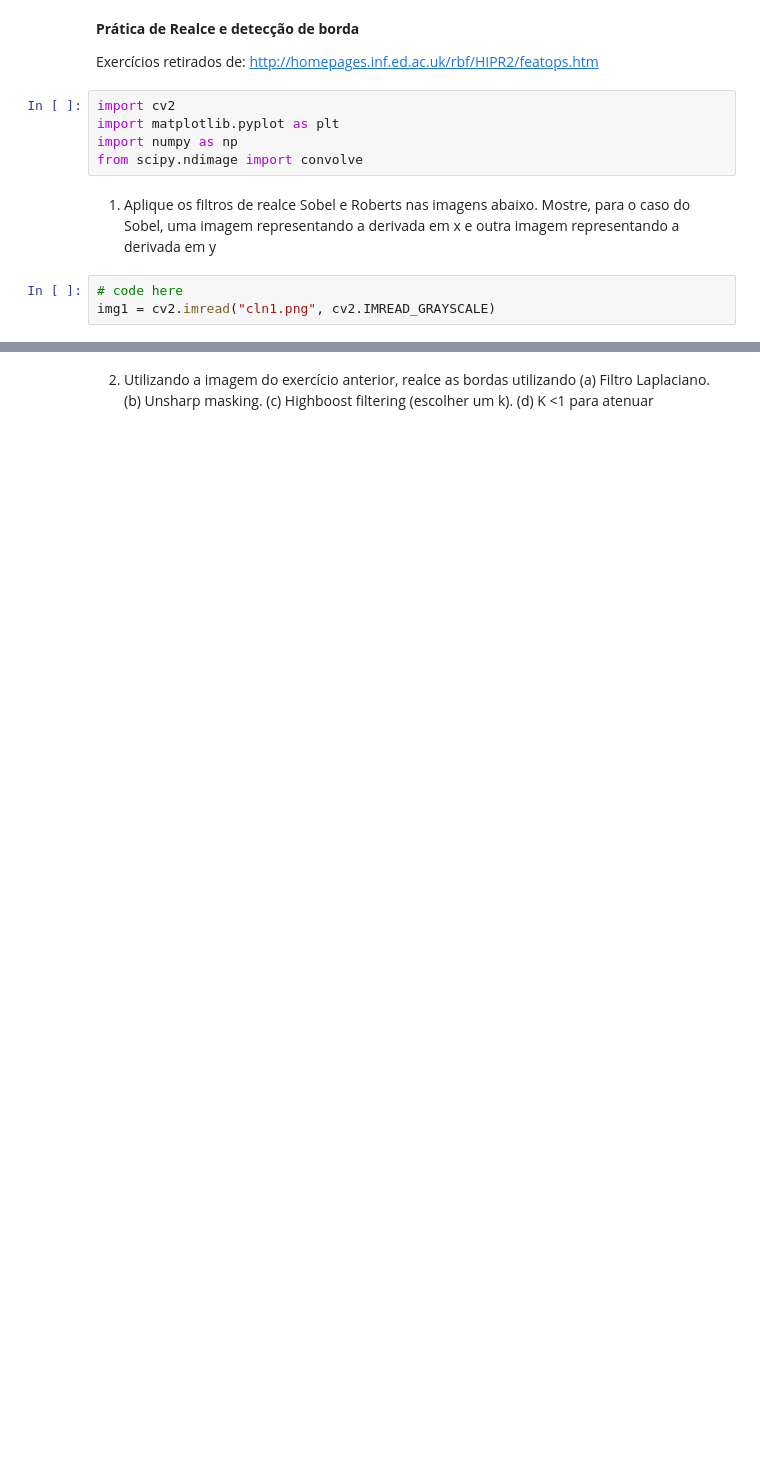
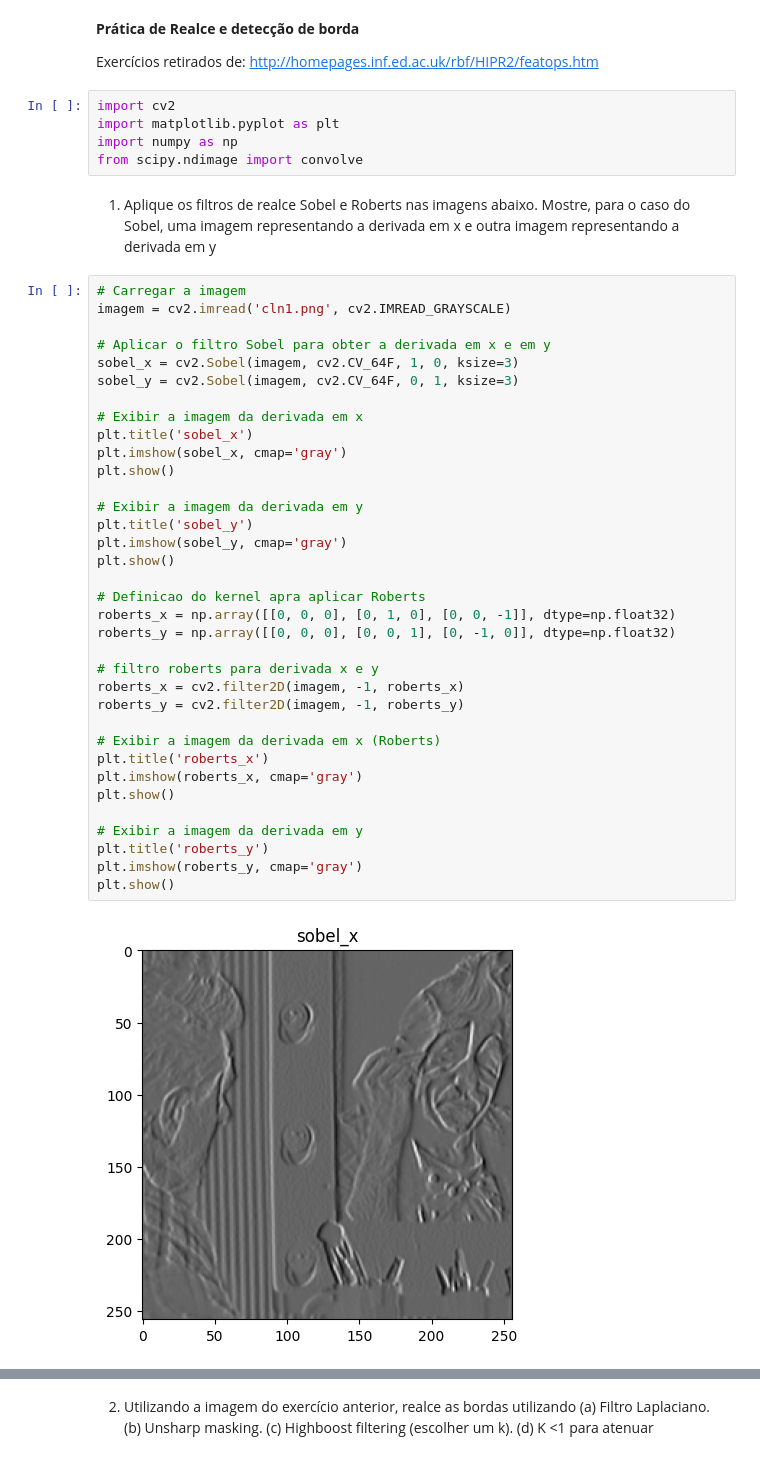
Before and after one commit to MatheusFreitas25/gsi058_t1_matheus.andrade, a Jupyter notebook: Lab05 - High pass filtering/Lab05.ipynb, the cells around one changed output, grey strips where cells are left out. Saved outputs shown, nothing was run; the diff lists cells and outputs as text; blank space fills up the shorter version.

```diff
--- a/Lab05 - High pass filtering/Lab05.ipynb
+++ b/Lab05 - High pass filtering/Lab05.ipynb
@@ -10,6 +10,40 @@ import numpy as np
 from scipy.ndimage import convolve
 # %% [markdown]
 1) Aplique os filtros de realce Sobel e Roberts nas imagens abaixo. Mostre, para o caso do Sobel, uma imagem representando a derivada em x e outra imagem representando a derivada em y
-# %%
-# code here
-img1 = cv2.imread("cln1.png", cv2.IMREAD_GRAYSCALE)
+# %%
+# Carregar a imagem
+imagem = cv2.imread('cln1.png', cv2.IMREAD_GRAYSCALE)
+
+# Aplicar o filtro Sobel para obter a derivada em x e em y
+sobel_x = cv2.Sobel(imagem, cv2.CV_64F, 1, 0, ksize=3)
+sobel_y = cv2.Sobel(imagem, cv2.CV_64F, 0, 1, ksize=3)
+
+# Exibir a imagem da derivada em x
+plt.title('sobel_x')
+plt.imshow(sobel_x, cmap='gray')
+plt.show()
+
+# Exibir a imagem da derivada em y
+plt.title('sobel_y')
+plt.imshow(sobel_y, cmap='gray')
+plt.show()
+
+# Definicao do kernel apra aplicar Roberts
+roberts_x = np.array([[0, 0, 0], [0, 1, 0], [0, 0, -1]], dtype=np.float32)
+roberts_y = np.array([[0, 0, 0], [0, 0, 1], [0, -1, 0]], dtype=np.float32)
+
+# filtro roberts para derivada x e y
+roberts_x = cv2.filter2D(imagem, -1, roberts_x)
+roberts_y = cv2.filter2D(imagem, -1, roberts_y)
+
+# Exibir a imagem da derivada em x (Roberts)
+plt.title('roberts_x')
+plt.imshow(roberts_x, cmap='gray')
+plt.show()
+
+# Exibir a imagem da derivada em y
+plt.title('roberts_y')
+plt.imshow(roberts_y, cmap='gray')
+plt.show()
+# %% [output]
+[figure, added]
```
Also changed, not shown: parts of 7 cells of this notebook.
